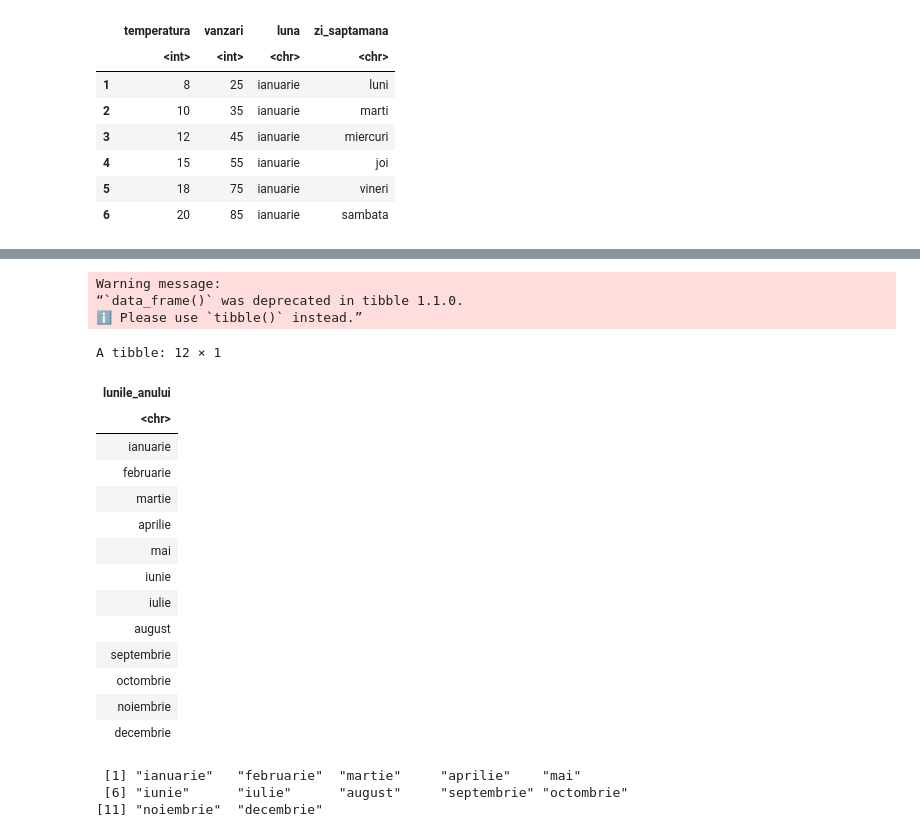
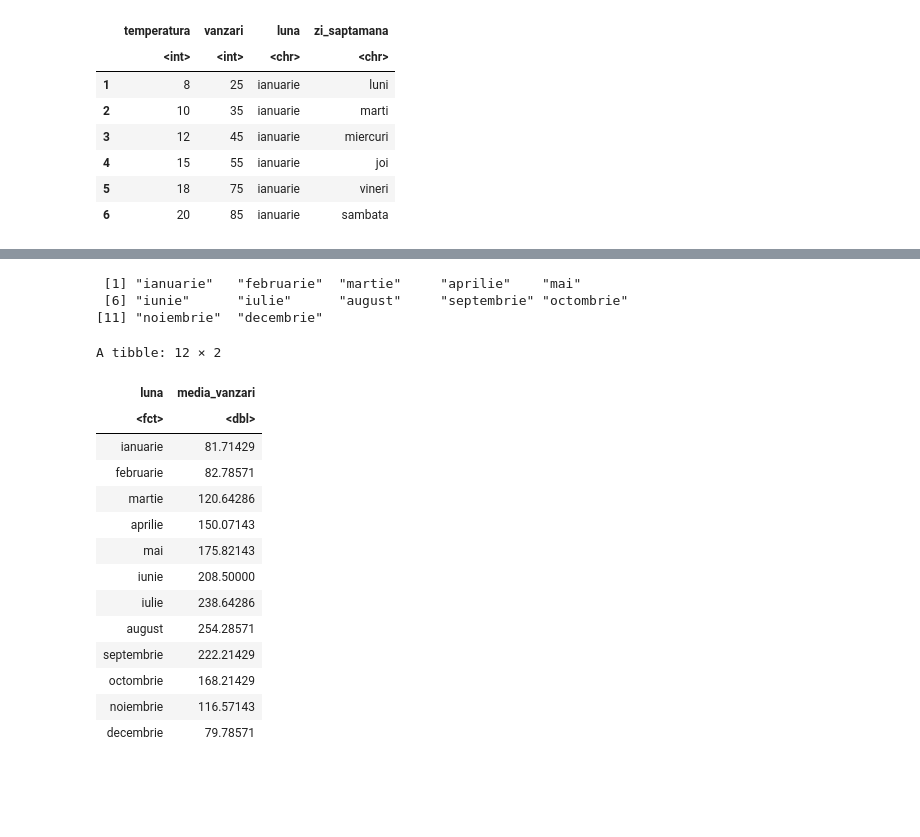
Before and after one commit to sojog/R-Language-Link-Academy-2026, a Jupyter notebook: Curs7/03.ex_inghetata_R.ipynb, the cells around one changed output, grey strips where cells are left out. Drawn from its saved outputs; the diff is of its cells as text; code cells hidden in the pictures; blank space fills up the shorter version.

```diff
--- a/Curs7/03.ex_inghetata_R.ipynb
+++ b/Curs7/03.ex_inghetata_R.ipynb
@@ -68,25 +27,3 @@ A tibble: 12 × 2
-# %%
-monthly_df = data_frame(lunile_anului)
-monthly_df
-# %% [output]
-Warning message:
-“`data_frame()` was deprecated in tibble 1.1.0.
-ℹ Please use `tibble()` instead.”
-A tibble: 12 × 1
-| lunile_anului |
-| <chr> |
-| ianuarie |
-| februarie |
-| martie |
-| aprilie |
-| mai |
-| iunie |
-| iulie |
-| august |
-| septembrie |
-| octombrie |
-| noiembrie |
-| decembrie |
 # %%
 lunile_anului <- unique(df$luna)
 lunile_anului
@@ -94,6 +31,27 @@ lunile_anului
  [1] "ianuarie"   "februarie"  "martie"     "aprilie"    "mai"
  [6] "iunie"      "iulie"      "august"     "septembrie" "octombrie"
 [11] "noiembrie"  "decembrie"
+# %%
+monthly_sales <- monthly_sales %>% mutate(
+        luna = factor(luna, levels=c('ianuarie','februarie','martie','aprilie','mai','iunie','iulie','august','septembrie','octombrie','noiembrie','decembrie'))
+) %>% arrange(luna)
+monthly_sales
+# %% [output]
+A tibble: 12 × 2
+| luna | media_vanzari |
+| <fct> | <dbl> |
+| ianuarie | 81.71429 |
+| februarie | 82.78571 |
+| martie | 120.64286 |
+| aprilie | 150.07143 |
+| mai | 175.82143 |
+| iunie | 208.50000 |
+| iulie | 238.64286 |
+| august | 254.28571 |
+| septembrie | 222.21429 |
+| octombrie | 168.21429 |
+| noiembrie | 116.57143 |
+| decembrie | 79.78571 |
 # %%
 
 ggplot(data = monthly_sales, aes(x = luna, y = media_vanzari)) + geom_point() + labs(x = "temperatura", y = "vanzari" , title= "Vanzari in functie de temperatura") + scale_colour_manual(values = c("#00FF00", "#0000ff")) + theme_bw()
```
Also changed, not shown: parts of 5 cells of this notebook, 1 other file.
